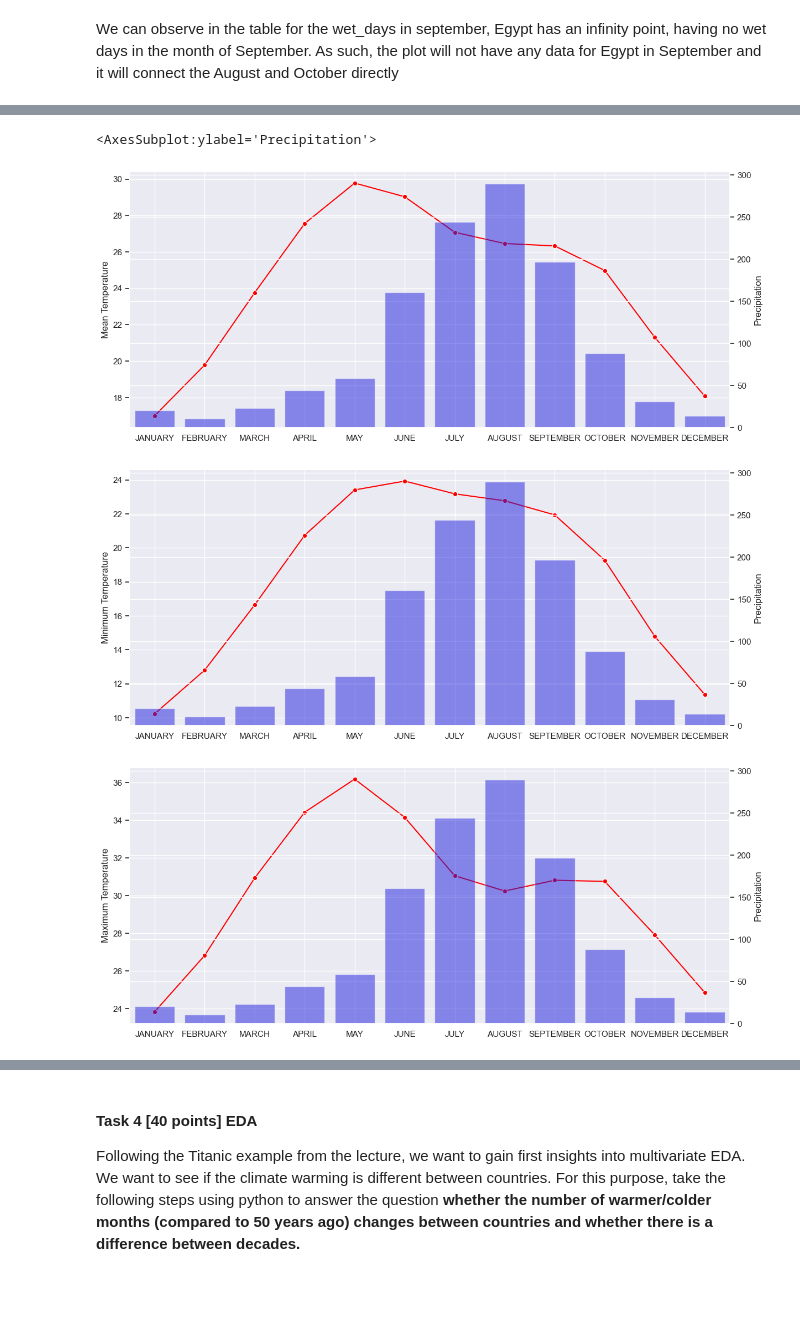
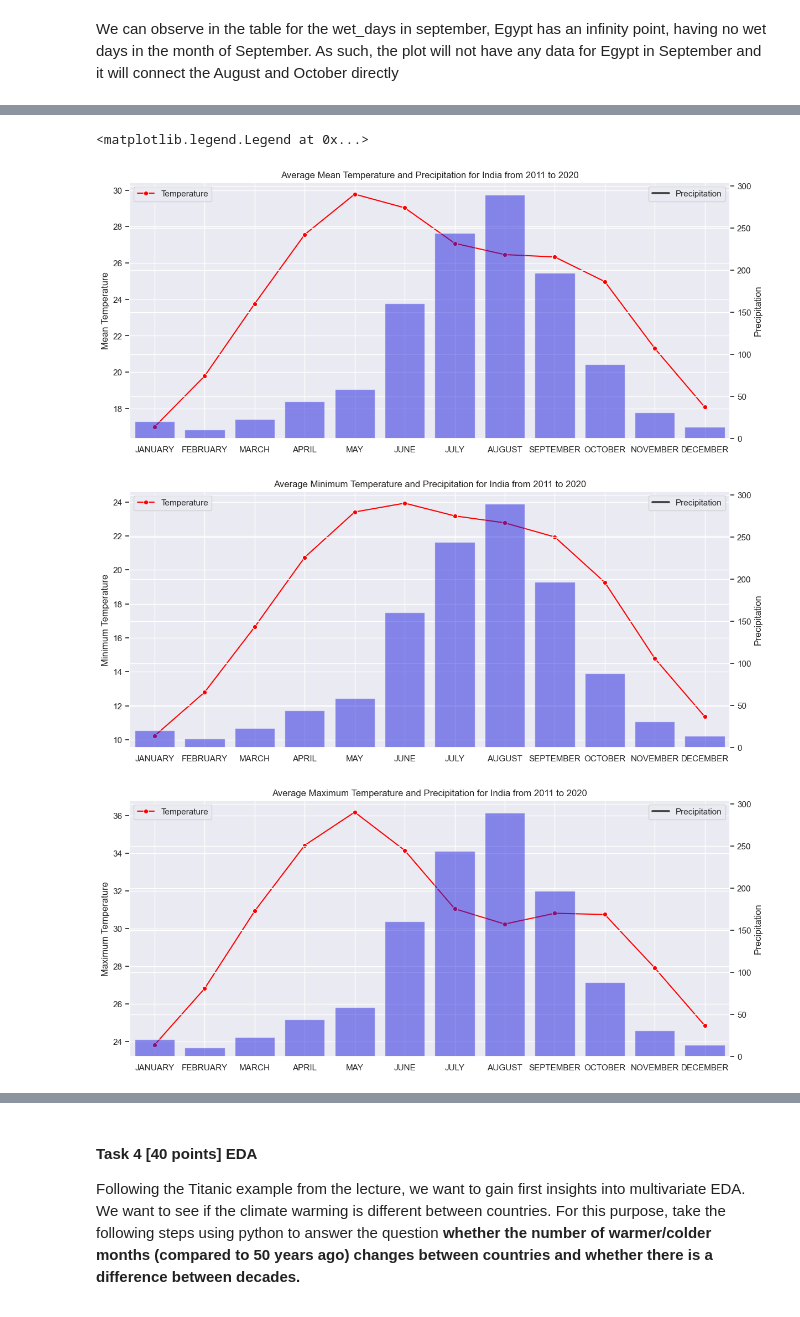
Before and after one commit to aronzek/UHH_research_methods, a Jupyter notebook: RM_A02_Group_E.ipynb, the cells around one changed output, grey strips where cells are left out. Cells and saved outputs as stored; diff of their text form; code cells hidden in the pictures.

```diff
--- a/RM_A02_Group_E.ipynb
+++ b/RM_A02_Group_E.ipynb
@@ -214,38 +183,44 @@ db = df[(df['COUNTRY'] == 'INDIA') & (df['YEAR'].between(2011,2020))].set_index(
 # %%
 #Climate graphs
 df_india = df[df['COUNTRY'] == 'INDIA'].query("YEAR >2010").set_index("YEAR").drop("COUNTRY",axis=1)
 df_india_mean_temp = df_india.iloc[:,:12]
 df_india_precip_pc = df_precip.iloc[1:2].rename(columns = {'PRECIP_JAN':'JANUARY', 'PRECIP_FEB':'FEBRUARY', 'PRECIP_MAR' : 'MARCH',
                                                            'PRECIP_APR':'APRIL','PRECIP_MAY':'MAY','PRECIP_JUN':'JUNE','PRECIP_JUL':'JULY',
                                                            'PRECIP_AUG':'AUGUST','PRECIP_SEP':'SEPTEMBER','PRECIP_OCT':'OCTOBER','PRECIP_NOV':'NOVEMBER',
                                                            'PRECIP_DEC':'DECEMBER'})
 
-#ax1 = sbs.set_style(style=None, rc=None )
 fig, ax1 = plt.subplots(figsize=(14,6))
 sbs.lineplot(data=df_india_mean_temp.sum(axis=0)/10,color='red',marker = 'o',sort=False,ax=ax1)
-ax1.set(ylabel="Mean Temperature")
+ax1.set(ylabel="Mean Temperature", title = "Average Mean Temperature and Precipitation for India from 2011 to 2020")
+ax1.legend(['Temperature'], loc="upper left")
 ax2 = ax1.twinx()
 ax2.set(ylabel = "Precipitation")
 sbs.barplot(data=df_india_precip_pc,ax=ax2,alpha=0.5,color='blue')
+ax2.legend(['Precipitation'], loc = "upper right")
 
 
 df_india_min_temp = df_india.iloc[:,16:28]
 fig, ax1 = plt.subplots(figsize=(14,6))
 sbs.lineplot(data=df_india_min_temp.sum(axis=0)/10,color='red',marker = 'o',sort=False,ax=ax1)
-ax1.set(ylabel="Minimum Temperature")
+ax1.set(ylabel="Minimum Temperature", title = "Average Minimum Temperature and Precipitation for India from 2011 to 2020")
+ax1.legend(['Temperature'], loc="upper left")
 ax2 = ax1.twinx()
 ax2.set(ylabel = "Precipitation")
 sbs.barplot(data=df_india_precip_pc,ax=ax2,alpha=0.5,color='blue')
+ax2.legend(['Precipitation'], loc = "upper right")
+
 
 df_india_max_temp = df_india.iloc[:,32:44]
 fig, ax1 = plt.subplots(figsize=(14,6))
 sbs.lineplot(data=df_india_max_temp.sum(axis=0)/10,color='red',marker = 'o',sort=False,ax=ax1)
-ax1.set(ylabel="Maximum Temperature")
+ax1.set(ylabel="Maximum Temperature", title = "Average Maximum Temperature and Precipitation for India from 2011 to 2020")
+ax1.legend(['Temperature'], loc="upper left")
 ax2 = ax1.twinx()
 ax2.set(ylabel = "Precipitation")
 sbs.barplot(data=df_india_precip_pc,ax=ax2,alpha=0.5,color='blue')
+ax2.legend(['Precipitation'], loc = "upper right")
 # %% [output]
-<AxesSubplot:ylabel='Precipitation'>
+<matplotlib.legend.Legend at 0x...>
-[figure, old version]
+[figure, new version]
-[figure, old version]
+[figure, new version]
-[figure, old version]
+[figure, new version]
```
Also changed, not shown: parts of 28 cells of this notebook, 1 other file.
